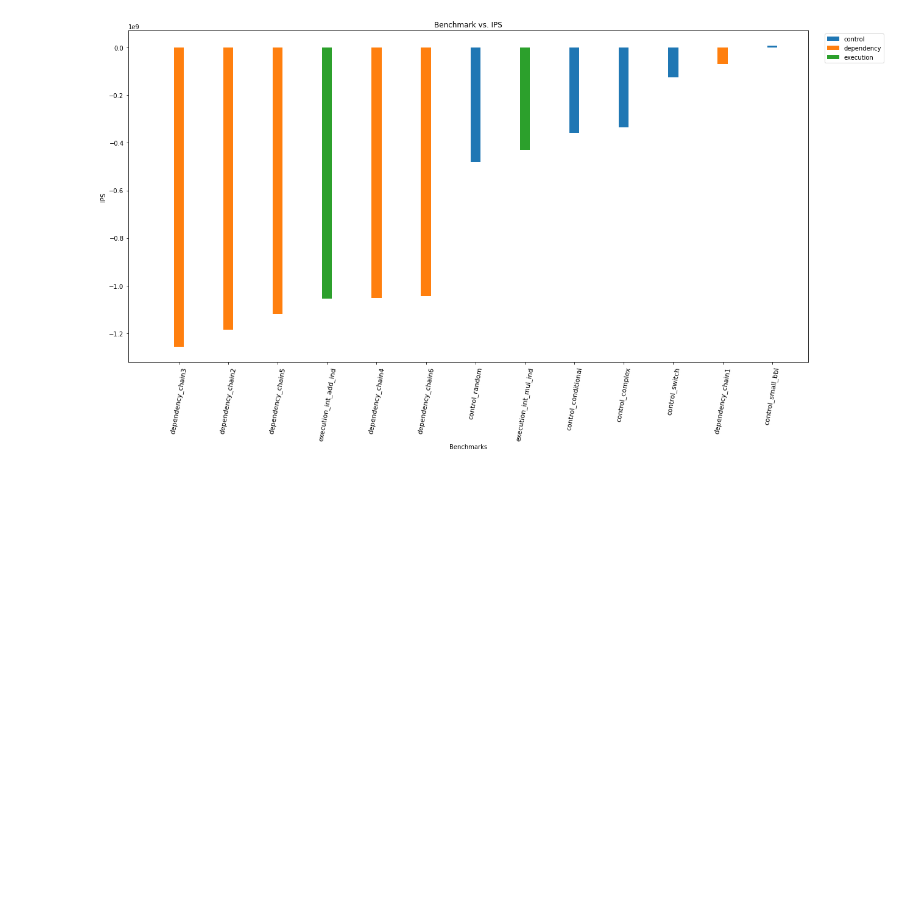
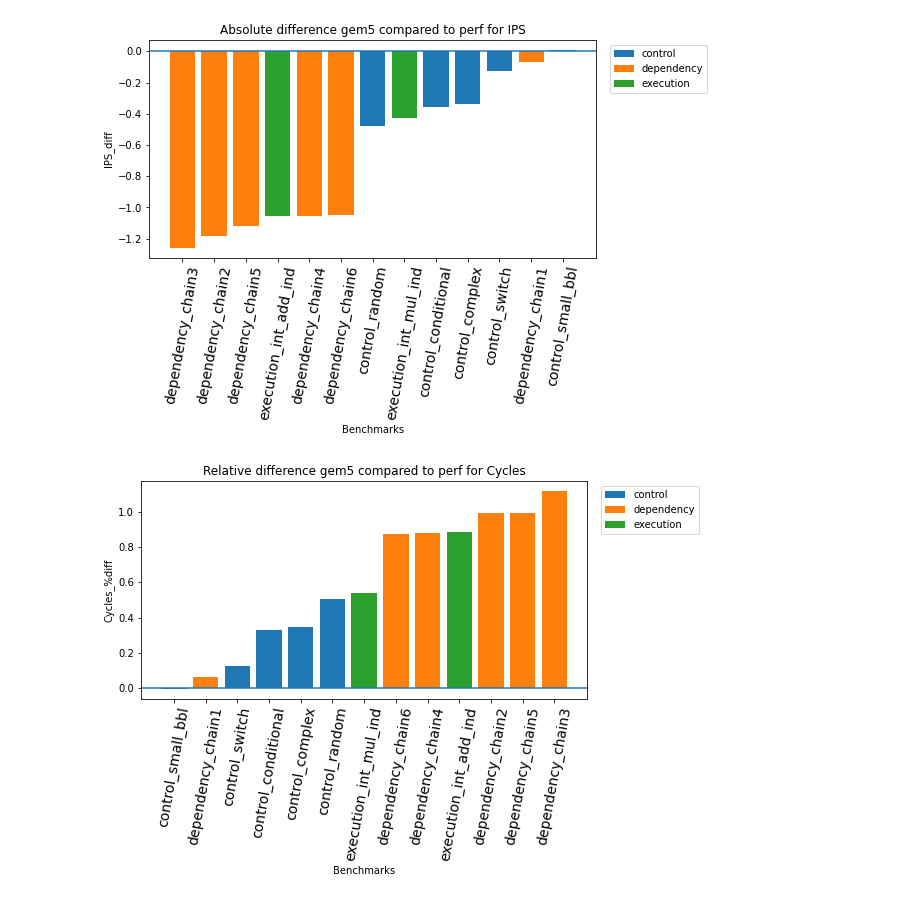
Before and after one commit to darchr/riscv-validation, a Jupyter notebook: plots/Ayaz_Stats_Diff.ipynb, the cells around one changed output. Cells and saved outputs as stored; diff of their text form; code cells hidden in the pictures; blank space fills up the shorter version.

```diff
--- a/plots/Ayaz_Stats_Diff.ipynb
+++ b/plots/Ayaz_Stats_Diff.ipynb
@@ -63,0 +29,35 @@ def plot(stat):
+# %%
+def percentageplot(stat, ylim=None):
+    plt.figure(figsize=(8,4))
+    label = stat+"_%diff"
+    sort = df.sort_values(label, ascending = True).reset_index(drop=True)
+    color = ""
+    annot_offset_pos = 0
+    annot_offset_neg = 0
+
+    for b, bench in enumerate(sort["Benchmark"]):
+        for p in prefixes:
+            if bench.startswith(p[0]):
+                color = "C" + str(prefixes.index(p))
+        if ylim and sort[label][b] < ylim[0]:
+            plt.annotate(str(round(sort[label][b], 1)), (b-1,ylim[0]+annot_offset_neg))
+            annot_offset_neg -= ylim[0]/10.0
+            # annotate the value to the graph
+        elif ylim and sort[label][b] > ylim[1]:
+            plt.annotate(str(round(sort[label][b], 1)), (b-1,ylim[1]+annot_offset_pos))
+            annot_offset_pos -= ylim[0]/10.0
+        plt.bar(b, sort[label][b], color = color)
+
+
+    for i, pfrm in enumerate(prefixes):
+        plt.bar(0, 0, color="C" + str(i), label=pfrm)
+
+    plt.xticks((np.arange(len(sort))), sort["Benchmark"], rotation=80, ha="center", fontsize=14)
+
+    plt.xlabel("Benchmarks")
+    plt.ylabel(label)
+    plt.axhline(y=0)
+    plt.title("Relative difference gem5 compared to perf for " + stat)
+    plt.legend(bbox_to_anchor=(1.02, 1), loc='upper left')
+    plt.ylim(ylim)
+    plt.show()
@@ -80,4 +115,8 @@ plot("IPC")
 # %%
-plot("IPS")
+absoluteplot("IPS")
 # %% [output]
-[figure, old version]
+[figure, new version]
+# %%
+percentageplot("Cycles")
+# %% [output]
+[figure, added]
```
Also changed, not shown: parts of 12 cells of this notebook.
